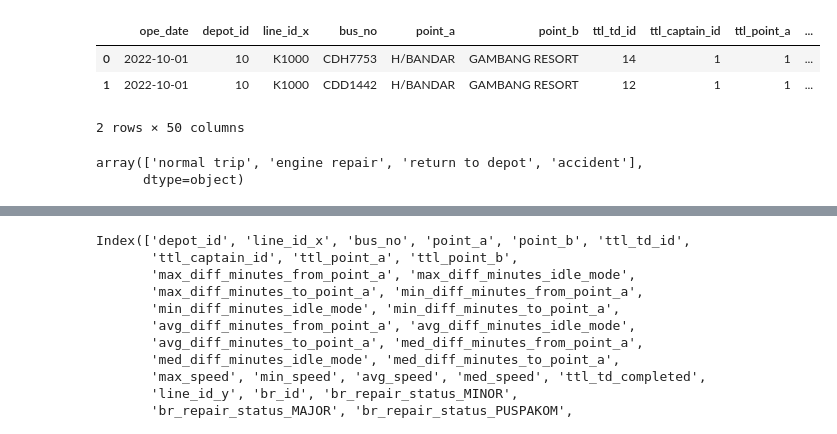
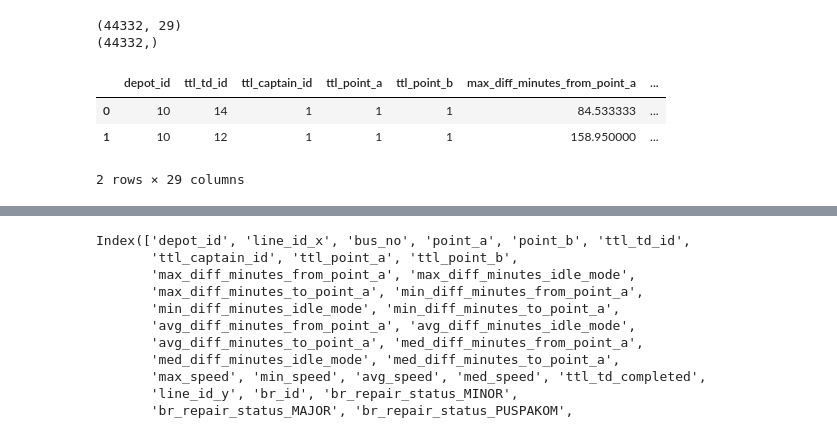
Before and after one commit to izardy/myrapid-backend, a Jupyter notebook: ml/RapidKL_Hackathon_Predict_Label2.ipynb, the cells around one changed output, grey strips where cells are left out. Saved outputs shown, nothing was run; the diff lists cells and outputs as text; code cells hidden in the pictures.

```diff
--- a/ml/RapidKL_Hackathon_Predict_Label2.ipynb
+++ b/ml/RapidKL_Hackathon_Predict_Label2.ipynb
@@ -25,0 +72,7 @@ Index(['ope_date', 'depot_id', 'line_id_x', 'bus_no', 'point_a', 'point_b',
+# %%
+# encode 1
+# bus label
+data.cc = pd.Categorical(data.label)
+data['labelencoded'] = data.cc.codes
+data = data.drop('label',axis=1)
+print(data.labelencoded.value_counts())
@@ -25,0 +85,7 @@ Index(['ope_date', 'depot_id', 'line_id_x', 'bus_no', 'point_a', 'point_b',
+# %%
+# encode 2
+# bus id
+data.cc = pd.Categorical(data.bus_no)
+data['busencoded'] = data.cc.codes
+data = data.drop('bus_no',axis=1)
+print(data.busencoded.value_counts())
@@ -26,12 +187,23 @@ Index(['ope_date', 'depot_id', 'line_id_x', 'bus_no', 'point_a', 'point_b',
+# %%
+data.fillna(0,inplace=True)
+# %%
+from imblearn.over_sampling import SMOTE
+seed = 100
+k =1
+X = data.loc[:, data.columns != 'labelencoded']
+y = data.labelencoded
+sm = SMOTE(sampling_strategy='auto', k_neighbors=k, random_state=seed)
+X_res, y_res = sm.fit_resample(X, y)
+# %%
+print(X_res.shape)
+print(y_res.shape)
+# %% [output]
+(44332, 29)
+(44332,)
 # %%
-data.head(2)
+X_res.head(2)
 # %% [output]
-|  | ope_date | depot_id | line_id_x | bus_no | point_a | point_b | ttl_td_id | ttl_captain_id | ttl_point_a | ... |
-| 0 | 2022-10-01 | 10 | K1000 | CDH7753 | H/BANDAR | GAMBANG RESORT | 14 | 1 | 1 | ... |
-| 1 | 2022-10-01 | 10 | K1000 | CDD1442 | H/BANDAR | GAMBANG RESORT | 12 | 1 | 1 | ... |
+|  | depot_id | ttl_td_id | ttl_captain_id | ttl_point_a | ttl_point_b | max_diff_minutes_from_point_a | ... |
+| 0 | 10 | 14 | 1 | 1 | 1 | 84.533333 | ... |
+| 1 | 10 | 12 | 1 | 1 | 1 | 158.950000 | ... |
-2 rows × 50 columns
+2 rows × 29 columns
-# %%
-data.label.unique()
-# %% [output]
-array(['normal trip', 'engine repair', 'return to depot', 'accident'],
-      dtype=object)
```
Also changed, not shown: parts of 15 cells of this notebook.
